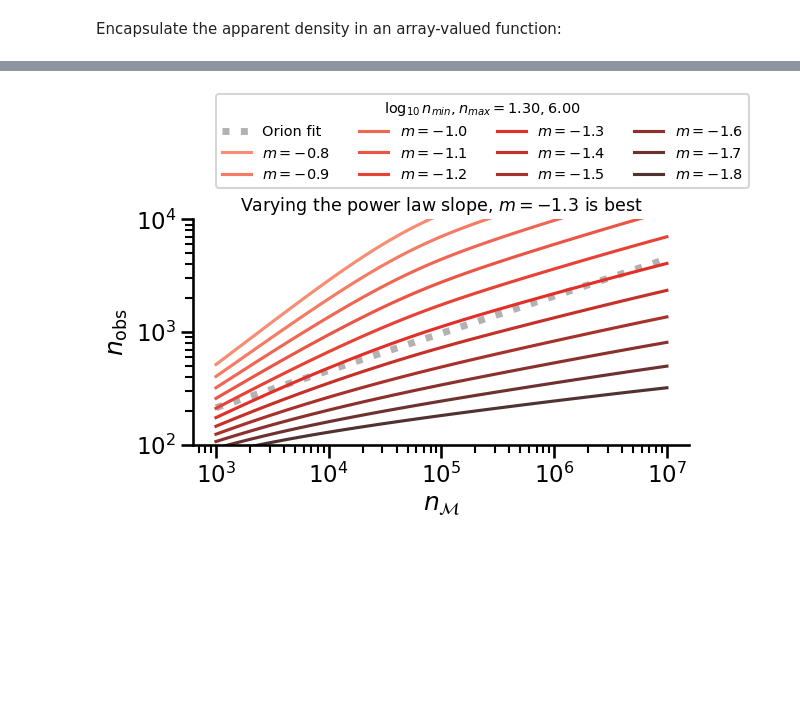
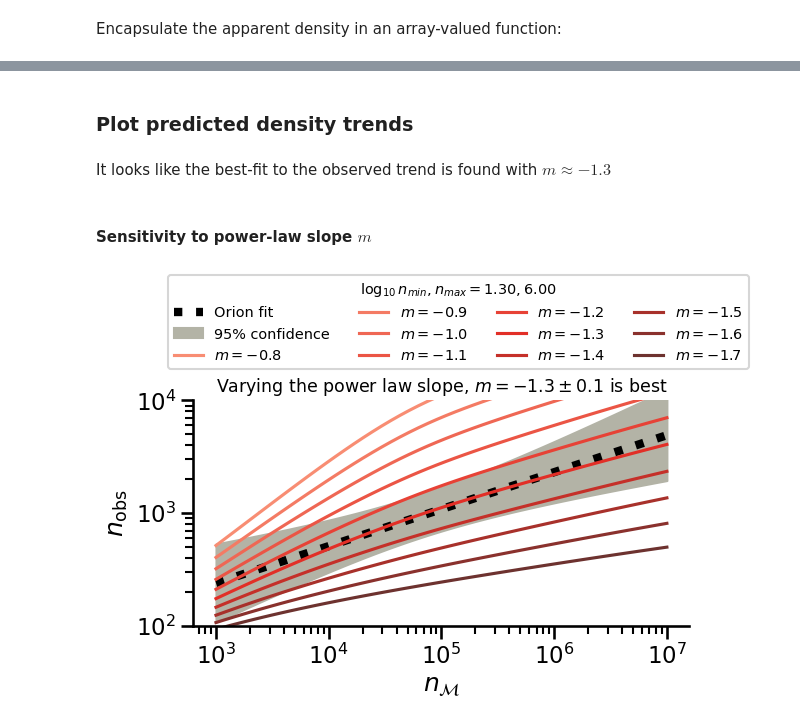
Before and after one commit to will-henney/hii-density-distribution, a Jupyter notebook: density_diagnostic_trends.ipynb, the cells around one changed output, grey strips where cells are left out. Cells and saved outputs as stored; diff of their text form; code cells hidden in the pictures; blank space fills up the shorter version.

```diff
--- a/density_diagnostic_trends.ipynb
+++ b/density_diagnostic_trends.ipynb
@@ -520,28 +599,40 @@ def n_obs_eduardo_fit(nM: ArrayLike, slope: float = 0.33, intercept: float = 1.3
+# %% [markdown]
+### Plot predicted density trends
 # %%
 nM_array = np.geomspace(1e3, 1e7)
-pdf = PowerLawPDF(-1.5, 100, 5e5)
-#pdf = PowerLawPDF(-1.3, 100, 10000)
+# %% [markdown]
+It looks like the best-fit to the observed trend is found with $m \approx -1.3$
+# %% [markdown]
+#### Sensitivity to power-law slope $m$
 # %%
 sns.set_palette("Reds_d", 11)
 fig, ax = plt.subplots()
-ax.plot(nM_array, n_obs_eduardo_fit(nM_array), color="k", alpha=0.3, lw=5, ls="dotted", label="Orion fit")
+
+# Show empirical fit and 95% confidence band
+y_mid = n_obs_improved_fit(nM_array)
+y_low = n_obs_improved_fit(nM_array, line_type="lower")
+y_high = n_obs_improved_fit(nM_array, line_type="upper")
+ax.plot(nM_array, y_mid, color="k", lw=6, ls="dotted", label="Orion fit", zorder=1)
+ax.fill_between(nM_array, y_low, y_high, color=(0.7, 0.7, 0.65), label="95% confidence", zorder=0)
+
 nmin, nmax = 20, 1e6
-for m in -0.801 - 0.1 * np.arange(11):
+# Note that we want to avoid m = -1 exactly, since thath causes problems, so add 0.001
+for m in -0.801 - 0.1 * np.arange(10):
     pdf = PowerLawPDF(m, nmin, nmax)
     ax.plot(nM_array, n_app_from_nM(nM_array, pdf, delta=None), label=fr"$m = {m:.1f}$")
 ax.set_xscale("log")
 ax.set_yscale("log")
 ax.set_aspect("equal")
 fig.legend(
     fontsize="xx-small",
     ncol=4,
     title_fontsize="xx-small",
     title=rf"$\log_{{10}} n_{{min}}, n_{{max}} = {np.log10(nmin):.2f}, {np.log10(nmax):.2f}$",
 )
-ax.set_title(r"Varying the power law slope, $m = -1.3$ is best", fontsize="x-small")
+ax.set_title(r"Varying the power law slope, $m = -1.3 \pm 0.1$ is best", fontsize="x-small")
 ax.set_xlabel(r"$n_\mathcal{M}$")
 ax.set_ylabel(r"$n_\text{obs}$")
 ax.set_ylim(100, 1e4)
 sns.despine()
 # %% [output]
-[figure, old version]
+[figure, new version]
```
Also changed, not shown: parts of 26 cells of this notebook.
